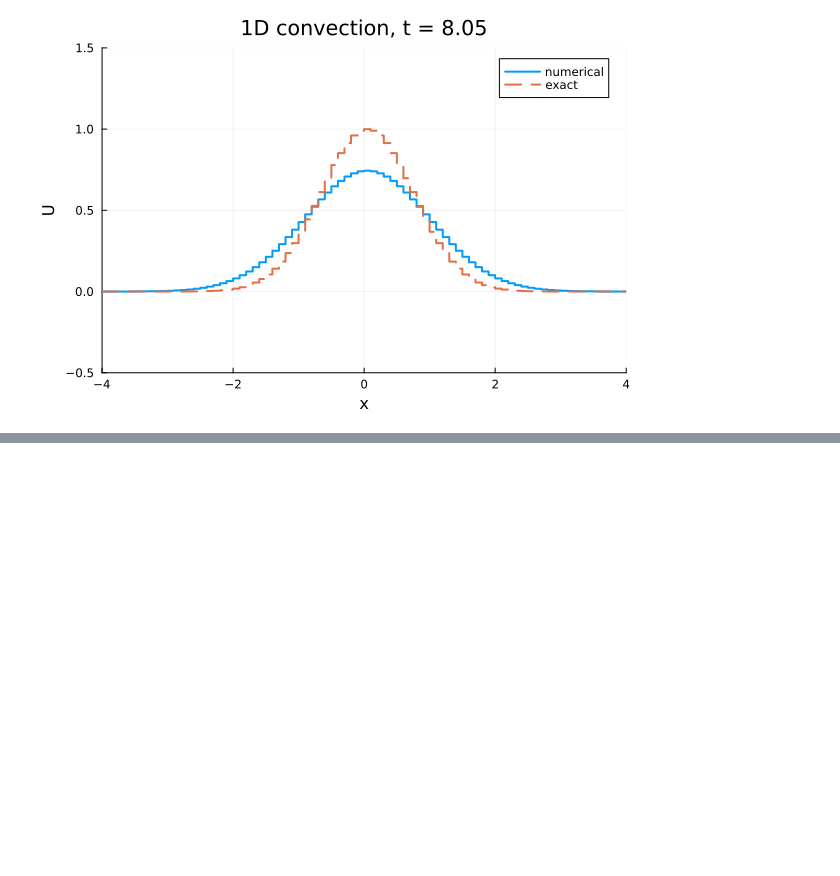
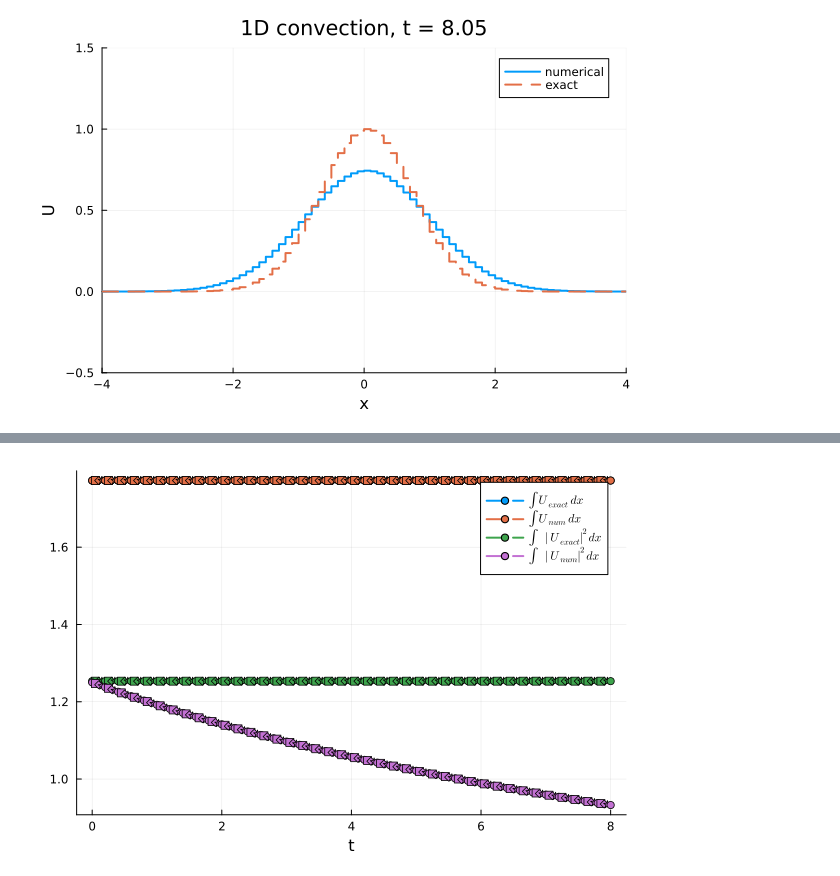
Before and after one commit to mitmath/numerical_spoke_pde, a Jupyter notebook: notes/FVconvection.ipynb, the cells around one changed output, grey strips where cells are left out. Cells and saved outputs as stored; diff of their text form; code cells hidden in the pictures; blank space fills up the shorter version.

```diff
--- a/notes/FVconvection.ipynb
+++ b/notes/FVconvection.ipynb
@@ -37,6 +37,16 @@ L = xR - xL
 
 # Use a notebook-friendly backend if needed
 # gr()
+
+# arrays to accumulate L^2 norm of solution
+U2exact = zeros(ceil(Int,tfinal/dt)+1)
+U2numerical = zeros(ceil(Int,tfinal/dt)+1)
+
+# arrays to accumulate integral of solution
+intUexact = zeros(ceil(Int,tfinal/dt)+1)
+intUnumerical = zeros(ceil(Int,tfinal/dt)+1)
+
+ctr = 1
 
 while t < tfinal
 
@@ -89,6 +99,14 @@ while t < tfinal
     display(p)
     sleep(0.05)
 
+    intUexact[ctr] = dx * sum(Uexact)
+    intUnumerical[ctr] = dx * sum(U)
+
+    U2exact[ctr] = dx * sum(Uexact.^2)
+    U2numerical[ctr] = dx * sum(U.^2)
+
+    ctr += 1
+
 end
 # %% [output]
 [figure]
@@ -95,3 +117,19 @@ end
+# %%
+using Plots, LaTeXStrings
+gr()
+
+t = collect(0:dt:tfinal+dt);
+
+plot(t, hcat(intUexact, intUnumerical, U2exact, U2numerical),
+     lw = 2,
+     linestyle = [:dash, :solid, :dash, :solid],
+     marker = [:circle, :square, :diamond, :star],
+     label = [L"\int U_{exact}\,dx" L"\int U_{num}\,dx" L"\int \|U_{exact}\|^2 \,dx" L"\int \|U_{num}\|^2 \,dx"],
+     legend = :topright,
+     xlabel = "t",
+     grid = true)
+# %% [output]
+[figure, added]
 # %%
 using Plots
 using IJulia
```
Also changed, not shown: parts of 3 cells of this notebook.
